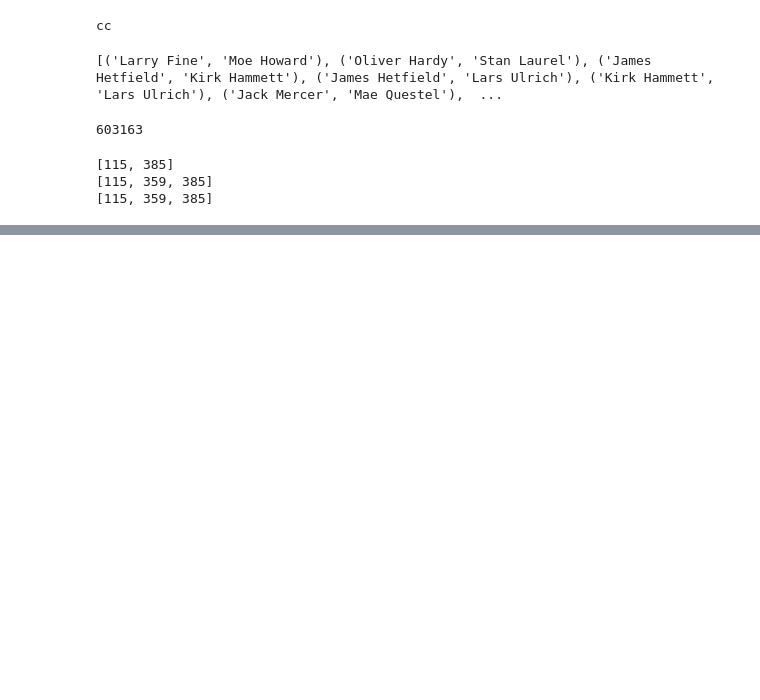
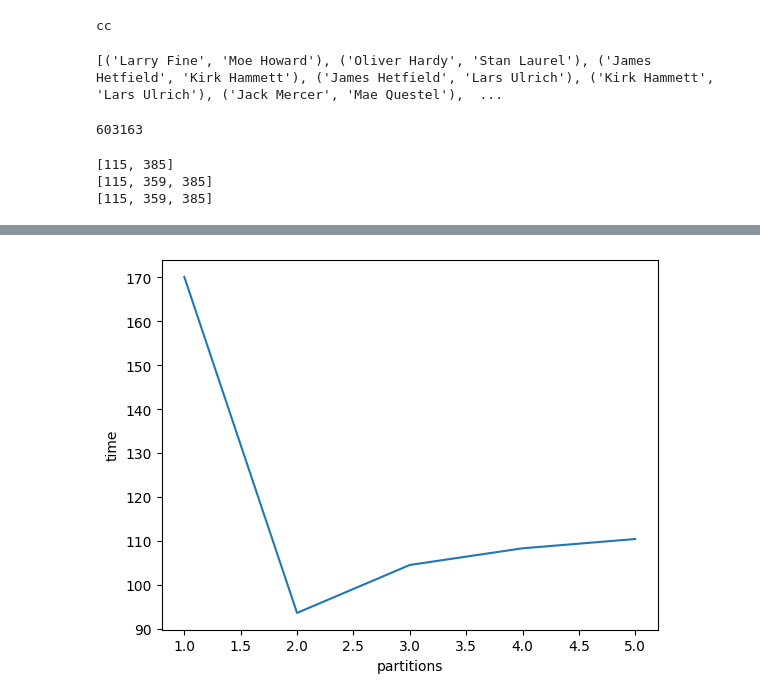
Before and after one commit to prometheus404/AMD_project, a Jupyter notebook: main.ipynb, the cells around one changed output, grey strips where cells are left out. Drawn from its saved outputs; the diff is of its cells as text; code cells hidden in the pictures; blank space fills up the shorter version.

```diff
--- a/main.ipynb
+++ b/main.ipynb
@@ -251,0 +353,22 @@ AttributeError: 'list' object has no attribute 'mapPartitions'
+# %%
+r = 100000
+S = 25
+
+tp_results = []
+tp_times = []
+partitions = range(1,6)
+for p in partitions:
+  spark = SparkSession.builder.master("local["+str(p)+"]").getOrCreate()
+  spark.conf.set("spark.sql.repl.eagerEval.enabled", True) # Property used to format output tables better
+  sc = spark.sparkContext
+  RDD = sc.parallelize(baskets)
+  t, result = son(RDD,S,r)
+  tp_results.append(result)
+  tp_times.append(t)
+# %%
+plt.plot(list(partitions), tp_times)
+plt.ylabel('time')
+plt.xlabel('partitions')
+plt.show()
+# %% [output]
+[figure, added]
```
Also changed, not shown: parts of 24 cells of this notebook.
